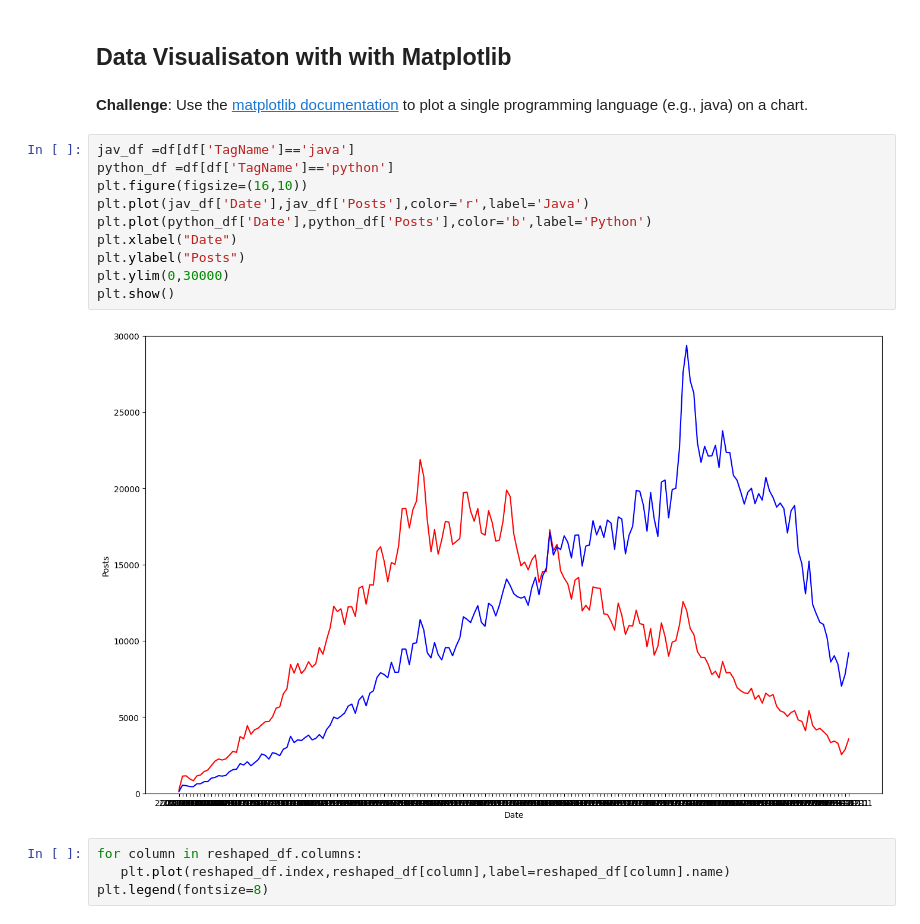
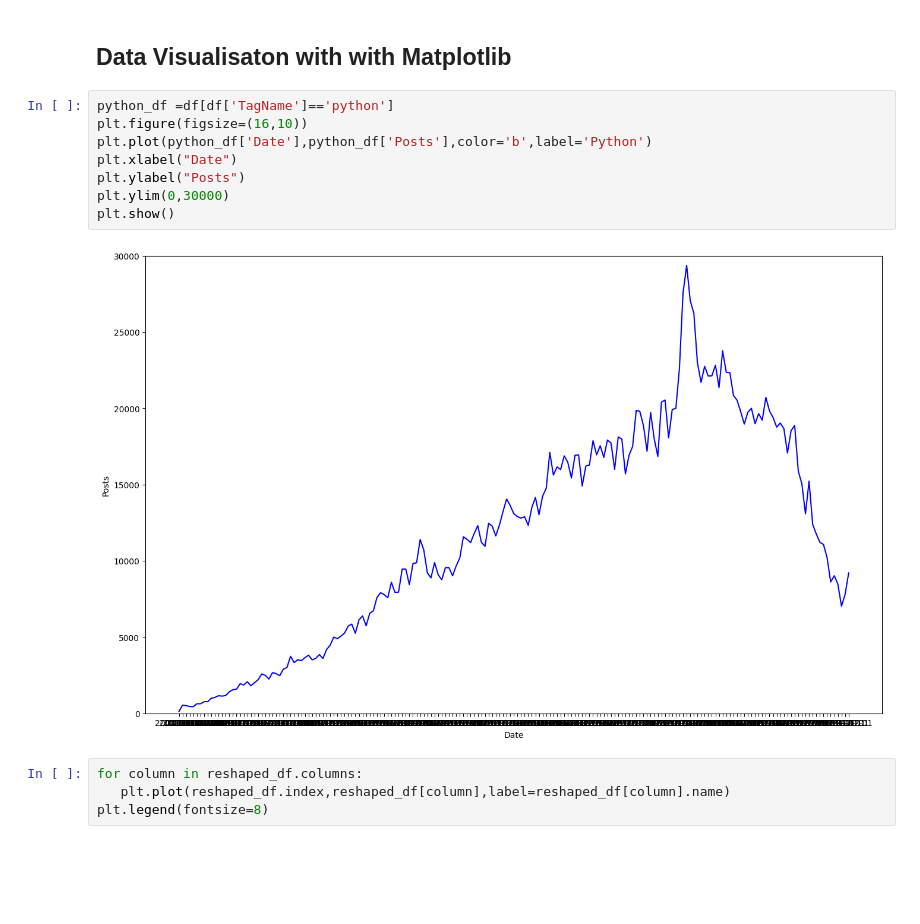
Before and after one commit to positivezenart/100_days_python, a Jupyter notebook: Programming_Languages_stack_analysis.ipynb, the cells around one changed output. Saved outputs shown, nothing was run; the diff lists cells and outputs as text; blank space fills up the shorter version.

```diff
--- a/Programming_Languages_stack_analysis.ipynb
+++ b/Programming_Languages_stack_analysis.ipynb
@@ -192,20 +183,16 @@ Index(['assembly', 'c', 'c#', 'c++', 'delphi', 'go', 'java', 'javascript',
       dtype='object', name='TagName')
 # %% [markdown]
 ## Data Visualisaton with with Matplotlib
-# %% [markdown]
-**Challenge**: Use the [matplotlib documentation](https://matplotlib.org/3.2.1/api/_as_gen/matplotlib.pyplot.plot.html#matplotlib.pyplot.plot) to plot a single programming language (e.g., java) on a chart.
 # %%
-jav_df =df[df['TagName']=='java']
 python_df =df[df['TagName']=='python']
 plt.figure(figsize=(16,10))
-plt.plot(jav_df['Date'],jav_df['Posts'],color='r',label='Java')
 plt.plot(python_df['Date'],python_df['Posts'],color='b',label='Python')
 plt.xlabel("Date")
 plt.ylabel("Posts")
 plt.ylim(0,30000)
 plt.show()
 # %% [output]
-[figure, old version]
+[figure, new version]
 # %%
 for column in reshaped_df.columns:
    plt.plot(reshaped_df.index,reshaped_df[column],label=reshaped_df[column].name)
```
Also changed, not shown: parts of 8 cells of this notebook.
